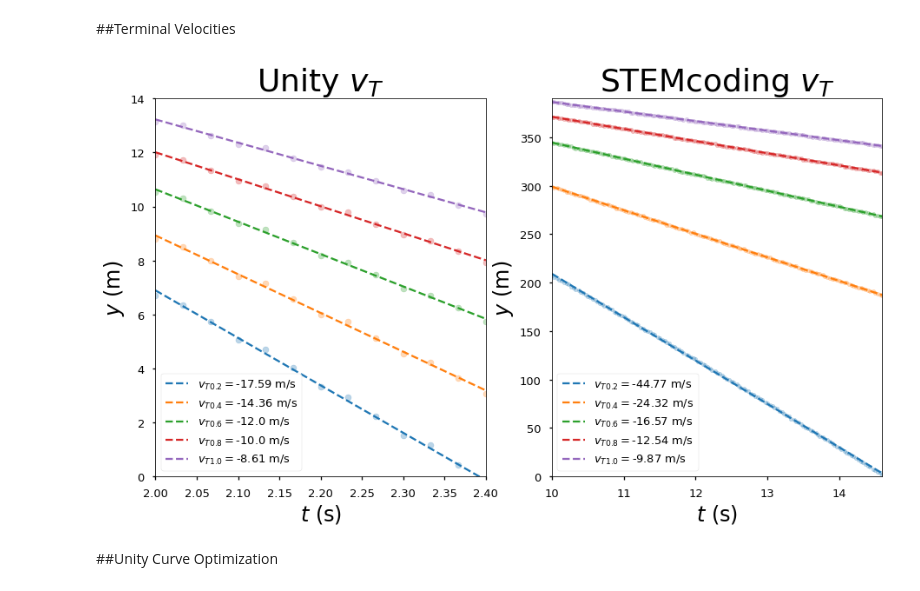
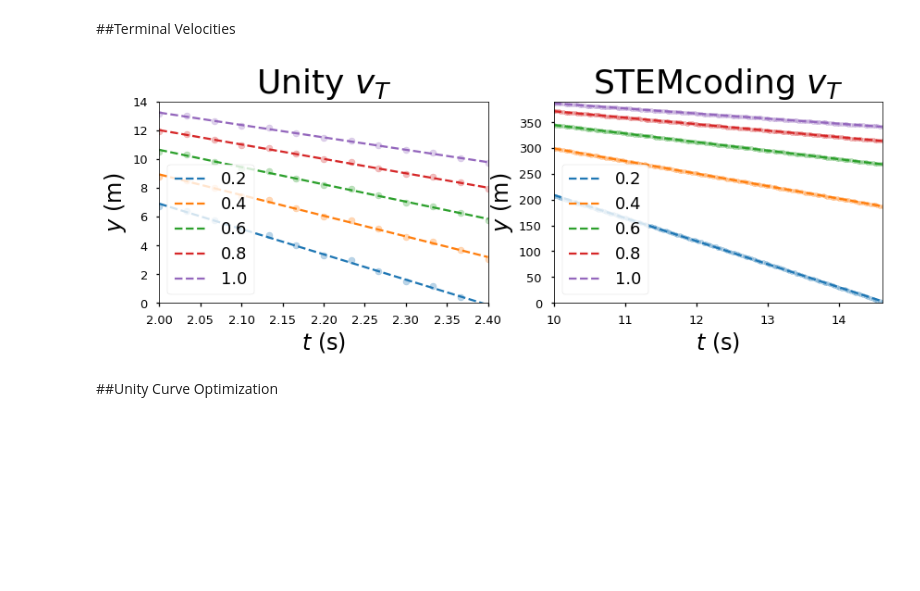
Before and after one commit to jimmynewland/colabnotebooks, a Jupyter notebook: UH_COT_RET_Video_Game_Drag_and_Modeling.ipynb, the cells around one changed output. Drawn from its saved outputs; the diff is of its cells as text; code cells hidden in the pictures; blank space fills up the shorter version.

```diff
--- a/UH_COT_RET_Video_Game_Drag_and_Modeling.ipynb
+++ b/UH_COT_RET_Video_Game_Drag_and_Modeling.ipynb
@@ -348,7 +348,7 @@ $$\ln{b}=-n\ln{v_T}+\ln{mg}$$<br />
 fig, (ax1, ax2) = plt.subplots(1, 2)
 #fig.suptitle('Terminal Velocities', fontsize=24)
 ax1.set_title('Unity $v_T$', fontsize=36)
-fig.set_size_inches(15,8)
+fig.set_size_inches(14,4)
 
 t1 = unity['t'][60:73]
 d = np.zeros(5)
@@ -368,42 +368,32 @@ y = unity['y0.2'][60:73]
 slope, intercept, r_value, p_value, std_err = stats.linregress(t1, y)
 vt_u[0] = slope
 d[0] = 0.2
-ax1.plot(t1, intercept + slope*t1,'--',
- label='$v_{T0.2}=$'+\
- str(round(slope,2))+' m/s')
+ax1.plot(t1, intercept + slope*t1,'--', label='0.2')
 
 y = unity['y0.4'][60:73]
 slope, intercept, r_value, p_value, std_err = stats.linregress(t1, y)
 vt_u[1] = slope
 d[1] = 0.4
-ax1.plot(t1, intercept + slope*t1,'--',
- label='$v_{T0.4}=$'+\
- str(round(slope,2))+' m/s')
+ax1.plot(t1, intercept + slope*t1,'--', label='0.4')
 
 y = unity['y0.6'][60:73]
 slope, intercept, r_value, p_value, std_err = stats.linregress(t1, y)
 vt_u[2] = slope
 d[2] = 0.6
-ax1.plot(t1, intercept + slope*t1,'--',
- label='$v_{T0.6}=$'+\
- str(round(slope,2))+' m/s')
+ax1.plot(t1, intercept + slope*t1,'--', label='0.6')
 
 y = unity['y0.8'][60:73]
 slope, intercept, r_value, p_value, std_err = stats.linregress(t1, y)
 vt_u[3] = slope
 d[3] = 0.8
-ax1.plot(t1, intercept + slope*t1,'--',
- label='$v_{T0.8}=$'+\
- str(round(slope,2))+' m/s')
+ax1.plot(t1, intercept + slope*t1,'--', label='0.8')
 
 y = unity['y1.0'][60:73]
 slope, intercept, r_value, p_value, std_err = stats.linregress(t1, y)
 vt_u[4] = slope
 d[4] = 1.0
-ax1.plot(t1, intercept + slope*t1,'--',
- label='$v_{T1.0}=$'+\
- str(round(slope,2))+' m/s')
-ax1.legend()
+ax1.plot(t1, intercept + slope*t1,'--', label='1.0')
+ax1.legend(fontsize=18, loc='best')
 
 vt = np.zeros(5)
 b = np.zeros(5)
@@ -419,47 +409,41 @@ y = p5js['y0.2'][295:434]
 slope, intercept, r_value, p_value, std_err = stats.linregress(t2, y)
 vt[0] = slope
 b[0] = 0.2
-ax2.plot(t2, intercept + slope*t2,'--',
-  label='$v_{T0.2}=$'+str(round(slope,2))+' m/s')
+ax2.plot(t2, intercept + slope*t2,'--', label='0.2')
 ax2.scatter(t2,y, s=20, alpha=0.3)
 
 y = p5js['y0.4'][295:434]
 slope, intercept, r_value, p_value, std_err = stats.linregress(t2, y)
 vt[1] = slope
 b[1] = 0.4
-ax2.plot(t2, intercept + slope*t2, '--',
-  label='$v_{T0.4}=$'+str(round(slope,2))+' m/s')
+ax2.plot(t2, intercept + slope*t2, '--', label='0.4')
 ax2.scatter(t2,y, s=20, alpha=0.3)
 
 y = p5js['y0.6'][295:434]
 slope, intercept, r_value, p_value, std_err = stats.linregress(t2, y)
 vt[2] = slope
 b[2] = 0.6
-ax2.plot(t2, intercept + slope*t2, '--',
-  label='$v_{T0.6}=$'+str(round(slope,2))+' m/s')
+ax2.plot(t2, intercept + slope*t2, '--', label='0.6')
 ax2.scatter(t2,y, s=20, alpha=0.3)
 
 y = p5js['y0.8'][295:434]
 slope, intercept, r_value, p_value, std_err = stats.linregress(t2, y)
 vt[3] = slope
 b[3] = 0.8
-ax2.plot(t2, intercept + slope*t2, '--',
-  label='$v_{T0.8}=$'+str(round(slope,2))+' m/s')
+ax2.plot(t2, intercept + slope*t2, '--', label='0.8')
 ax2.scatter(t2,y, s=20, alpha=0.3)
 
 y = p5js['y1.0'][295:434]
 slope, intercept, r_value, p_value, std_err = stats.linregress(t2, y)
 vt[4] = slope
 b[4] = 1.0
-ax2.plot(t2, intercept + slope*t2, '--',
-  label='$v_{T1.0}=$'+str(round(slope,2))+' m/s')
-  #    $r^2=$'+str(round(r_value**2,2)))
+ax2.plot(t2, intercept + slope*t2, '--', label='1.0')
 ax2.scatter(t2,y, s=20, alpha=0.3)
 
-ax2.legend()
+ax2.legend(fontsize=18, loc='best')
 plt.show()
 # %% [output]
-[figure, old version]
+[figure, new version]
 # %% [markdown]
 ##Unity Curve Optimization
 # %%
```
Also changed, not shown: parts of 6 cells of this notebook.
